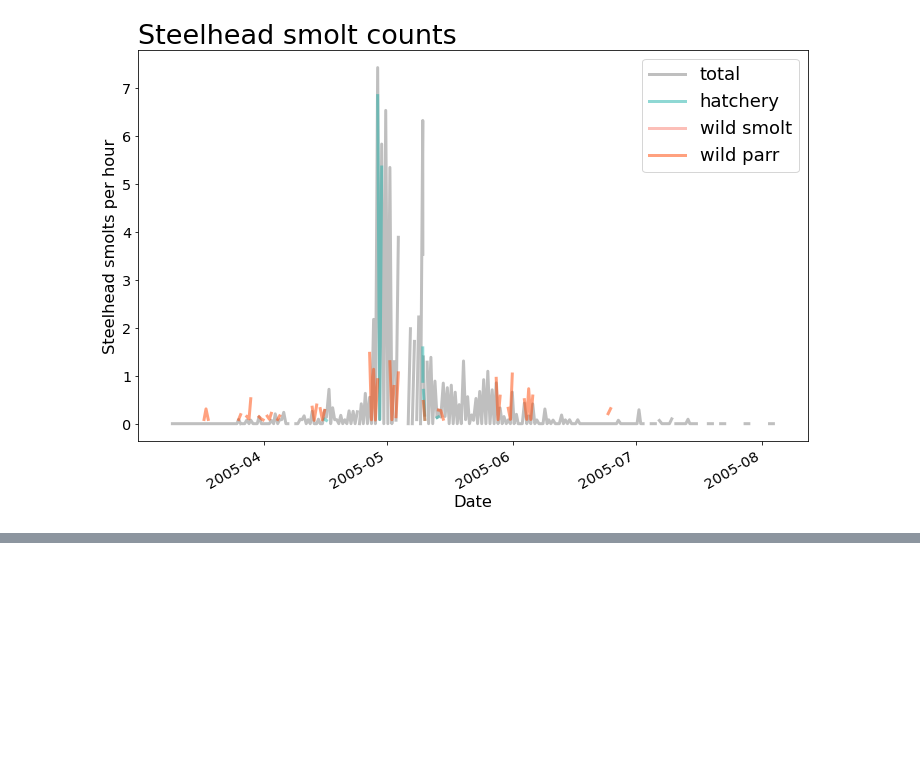
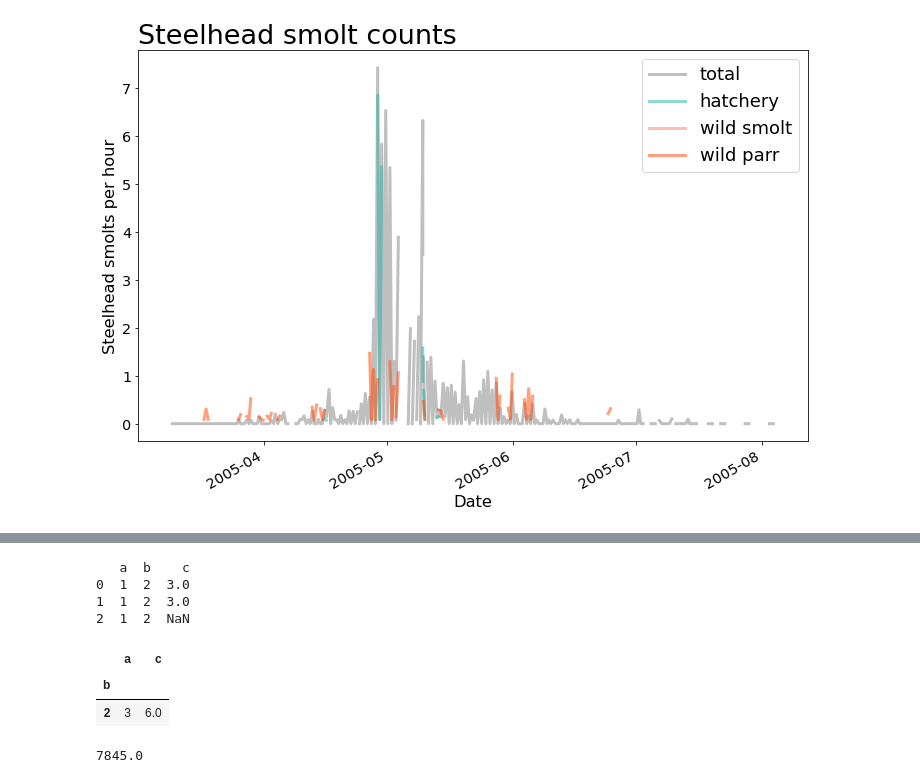
Before and after one commit to maria-kuruvilla/pied_piper, a Jupyter notebook: dungeness_2005-2014.ipynb, the cells around one changed output, grey strips where cells are left out. Drawn from its saved outputs; the diff is of its cells as text; code cells hidden in the pictures; blank space fills up the shorter version.

```diff
--- a/dungeness_2005-2014.ipynb
+++ b/dungeness_2005-2014.ipynb
@@ -255,0 +293,21 @@ Name: Down, Length: 313, dtype: object
+# %%
+test = [[1,2,3],[1,2,3],[1,2,np.nan]]
+df_test = pd.DataFrame(test)
+
+df_test.columns = ["a","b","c"]
+print(df_test)
+df_test.groupby(by = "b").sum()
+# %% [output]
+   a  b    c
+0  1  2  3.0
+1  1  2  3.0
+2  1  2  NaN
+|  | a | c |
+| b |  |  |
+| 2 | 3 | 6.0 |
+# %%
+
+
+groupedby_dates_2005['Coho 1+ Hatchery ad-mark'].sum()
+# %% [output]
+7845.0
```
Also changed, not shown: parts of 8 cells of this notebook.
